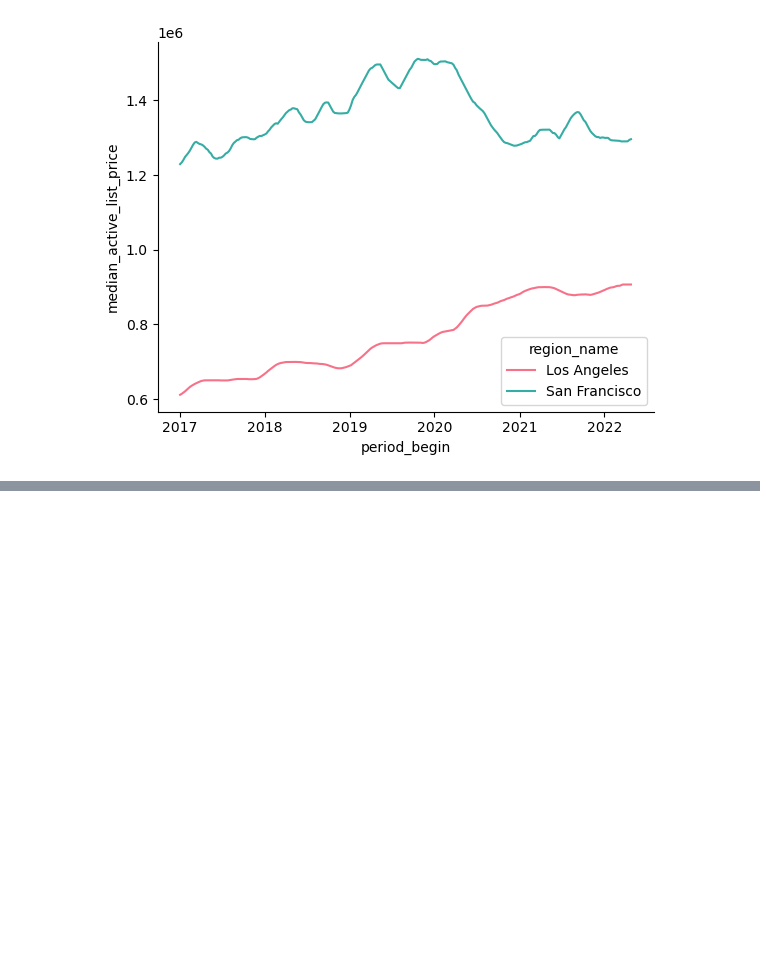
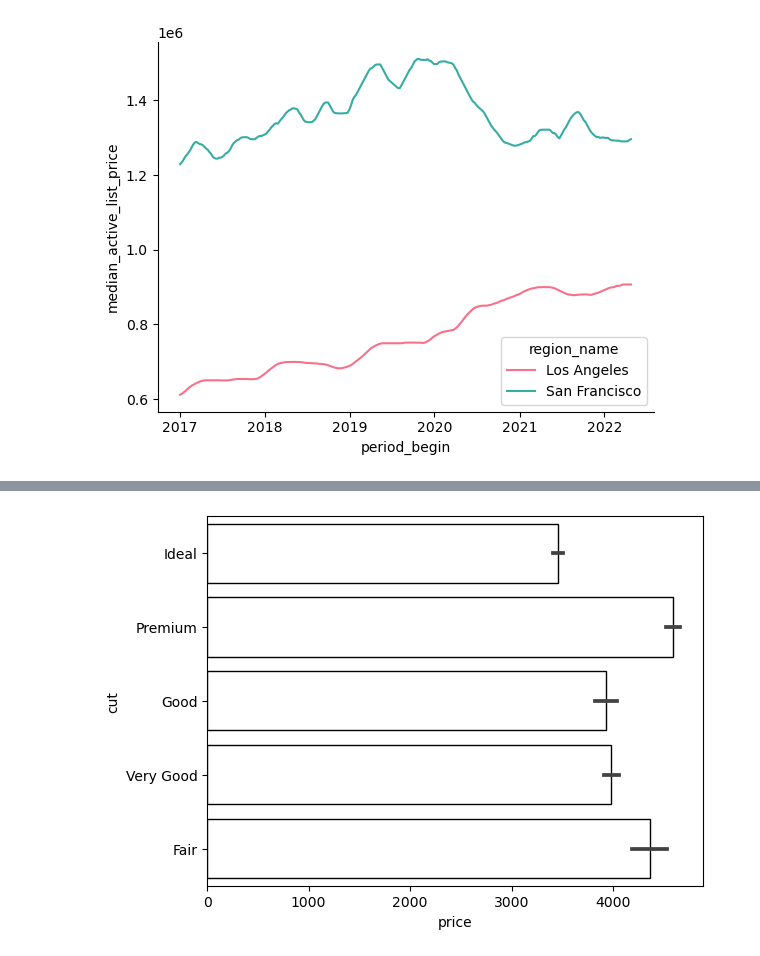
Before and after one commit to ParvezShahShaik/analyzing_global_coffee_market, a Jupyter notebook: Seaborn Library Fundamentals.ipynb, the cells around one changed output, grey strips where cells are left out. Cells and saved outputs as stored; diff of their text form; code cells hidden in the pictures; blank space fills up the shorter version.

```diff
--- a/Seaborn Library Fundamentals.ipynb
+++ b/Seaborn Library Fundamentals.ipynb
@@ -79,0 +110,10 @@ sns.despine()
+# %%
+sns.barplot(
+    x="price",
+    y="cut",
+    data=diamonds,
+    facecolor="white",
+    edgecolor="black"
+);
+# %% [output]
+[figure, added]
```
Also changed, not shown: parts of 30 cells of this notebook.
